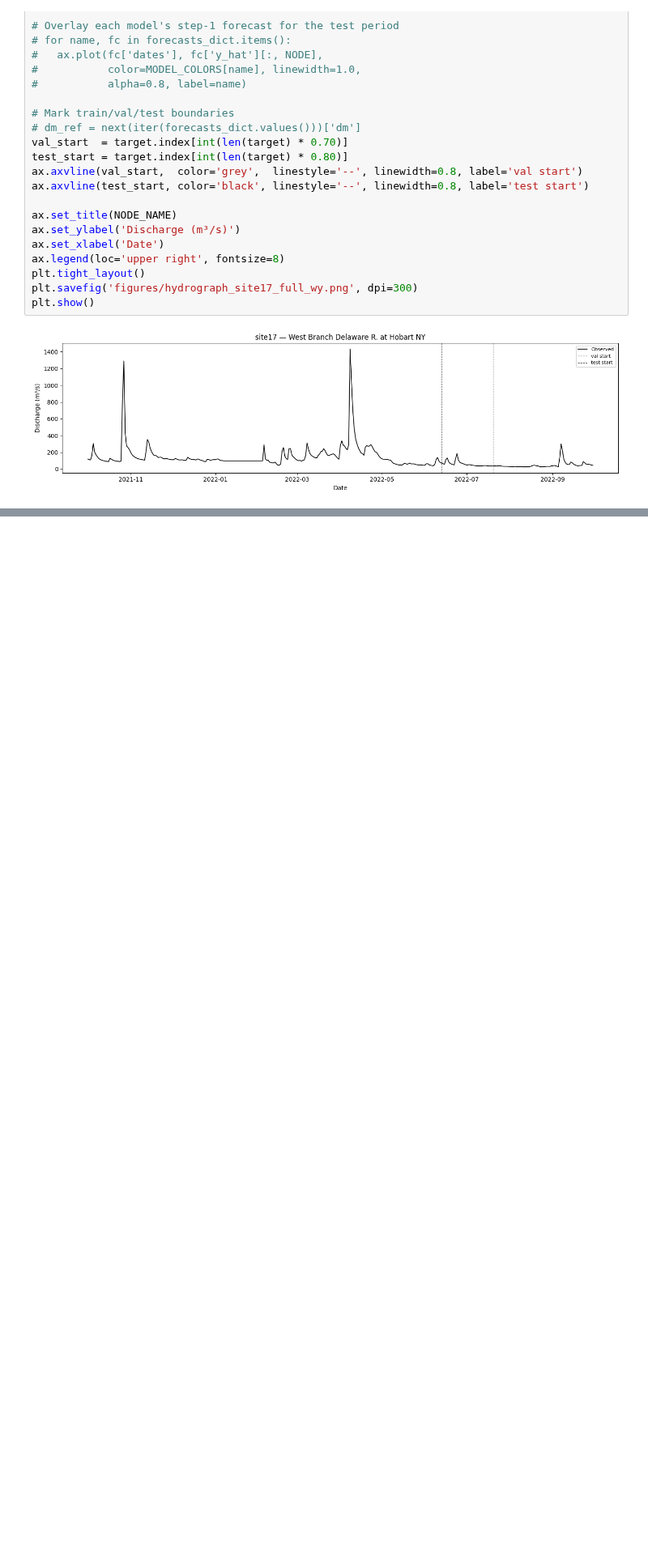
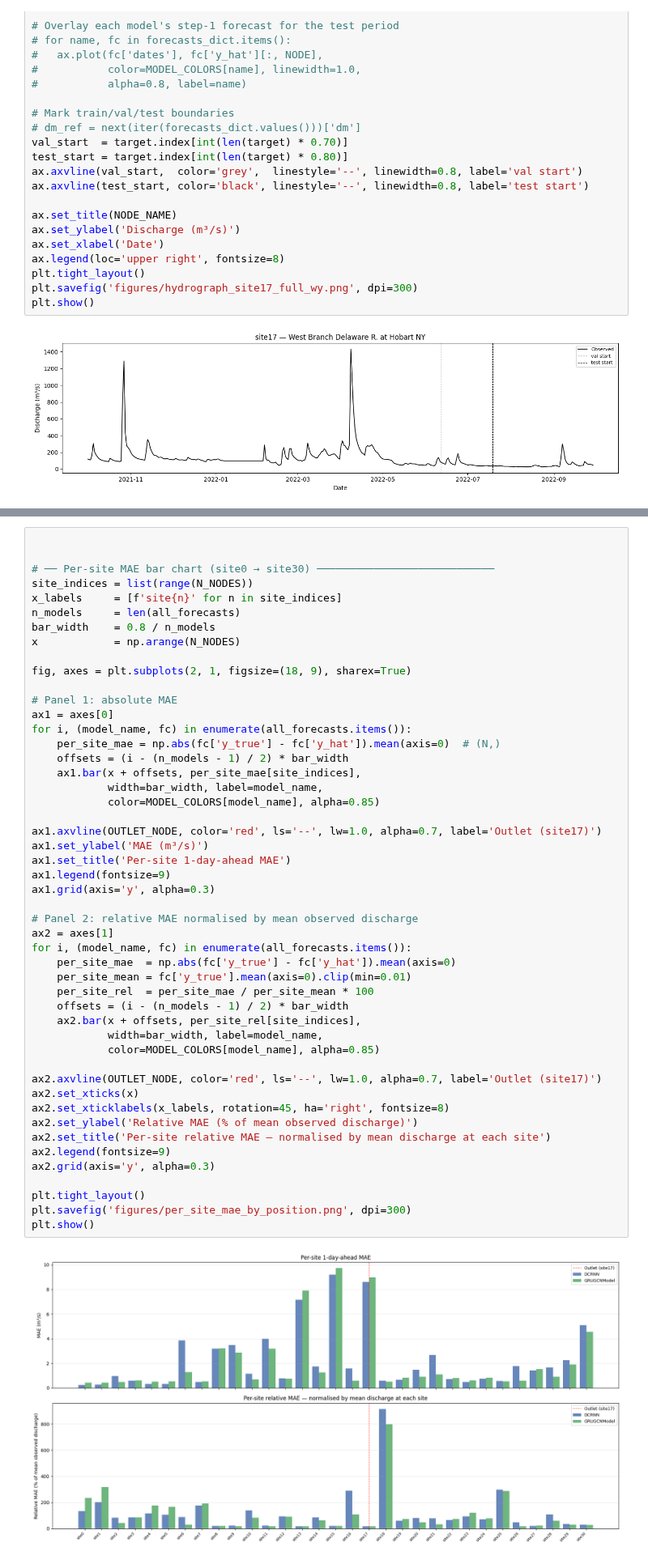
Before and after one commit to LouisaPawusch/CEE520-StreamflowGraphLearning, a Jupyter notebook: src/03_TorchSpatiotemporal/model_comparison_w_rain.ipynb, the cells around one changed output, grey strips where cells are left out. Shown at 81% size. Saved outputs shown, nothing was run; the diff lists cells and outputs as text; blank space fills up the shorter version.

```diff
--- a/src/03_TorchSpatiotemporal/model_comparison_w_rain.ipynb
+++ b/src/03_TorchSpatiotemporal/model_comparison_w_rain.ipynb
@@ -651,0 +675,51 @@ plt.show()
+# %%
+
+
+# ── Per-site MAE bar chart (site0 → site30) ────────────────────────────
+site_indices = list(range(N_NODES))
+x_labels     = [f'site{n}' for n in site_indices]
+n_models     = len(all_forecasts)
+bar_width    = 0.8 / n_models
+x            = np.arange(N_NODES)
+
+fig, axes = plt.subplots(2, 1, figsize=(18, 9), sharex=True)
+
+# Panel 1: absolute MAE
+ax1 = axes[0]
+for i, (model_name, fc) in enumerate(all_forecasts.items()):
+    per_site_mae = np.abs(fc['y_true'] - fc['y_hat']).mean(axis=0)  # (N,)
+    offsets = (i - (n_models - 1) / 2) * bar_width
+    ax1.bar(x + offsets, per_site_mae[site_indices],
+            width=bar_width, label=model_name,
+            color=MODEL_COLORS[model_name], alpha=0.85)
+
+ax1.axvline(OUTLET_NODE, color='red', ls='--', lw=1.0, alpha=0.7, label='Outlet (site17)')
+ax1.set_ylabel('MAE (m³/s)')
+ax1.set_title('Per-site 1-day-ahead MAE')
+ax1.legend(fontsize=9)
+ax1.grid(axis='y', alpha=0.3)
+
+# Panel 2: relative MAE normalised by mean observed discharge
+ax2 = axes[1]
+for i, (model_name, fc) in enumerate(all_forecasts.items()):
+    per_site_mae  = np.abs(fc['y_true'] - fc['y_hat']).mean(axis=0)
+    per_site_mean = fc['y_true'].mean(axis=0).clip(min=0.01)
+    per_site_rel  = per_site_mae / per_site_mean * 100
+    offsets = (i - (n_models - 1) / 2) * bar_width
+    ax2.bar(x + offsets, per_site_rel[site_indices],
+            width=bar_width, label=model_name,
+            color=MODEL_COLORS[model_name], alpha=0.85)
+
+ax2.axvline(OUTLET_NODE, color='red', ls='--', lw=1.0, alpha=0.7, label='Outlet (site17)')
+ax2.set_xticks(x)
+ax2.set_xticklabels(x_labels, rotation=45, ha='right', fontsize=8)
+ax2.set_ylabel('Relative MAE (% of mean observed discharge)')
+ax2.set_title('Per-site relative MAE — normalised by mean discharge at each site')
+ax2.legend(fontsize=9)
+ax2.grid(axis='y', alpha=0.3)
+
+plt.tight_layout()
+plt.savefig('figures/per_site_mae_by_position.png', dpi=300)
+plt.show()
+# %% [output]
+[figure, added]
```
Also changed, not shown: parts of 13 cells of this notebook, 4 other files.
